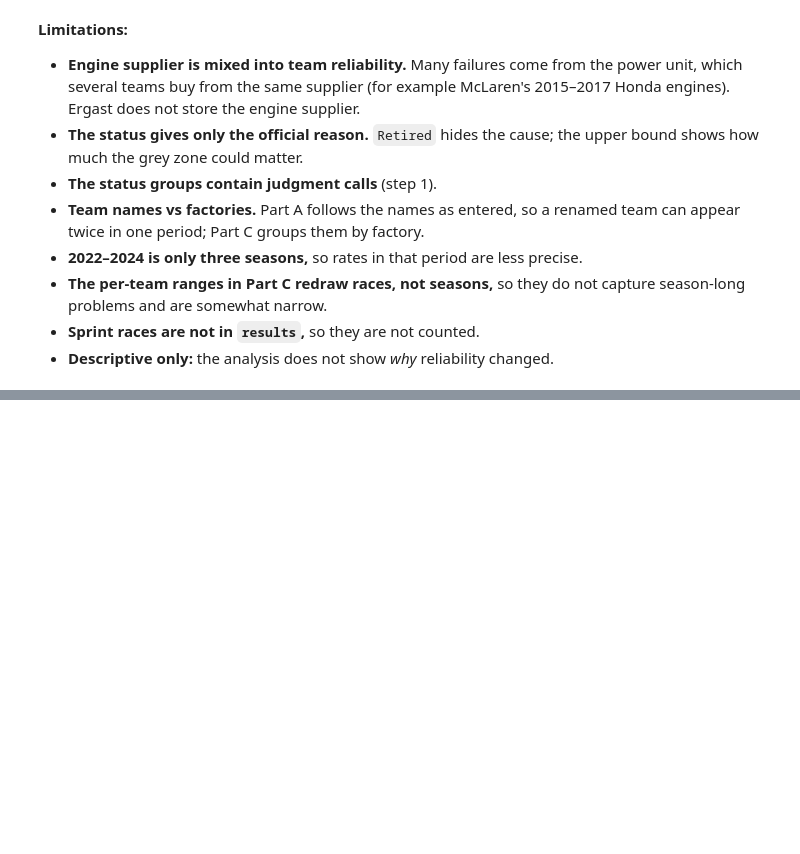
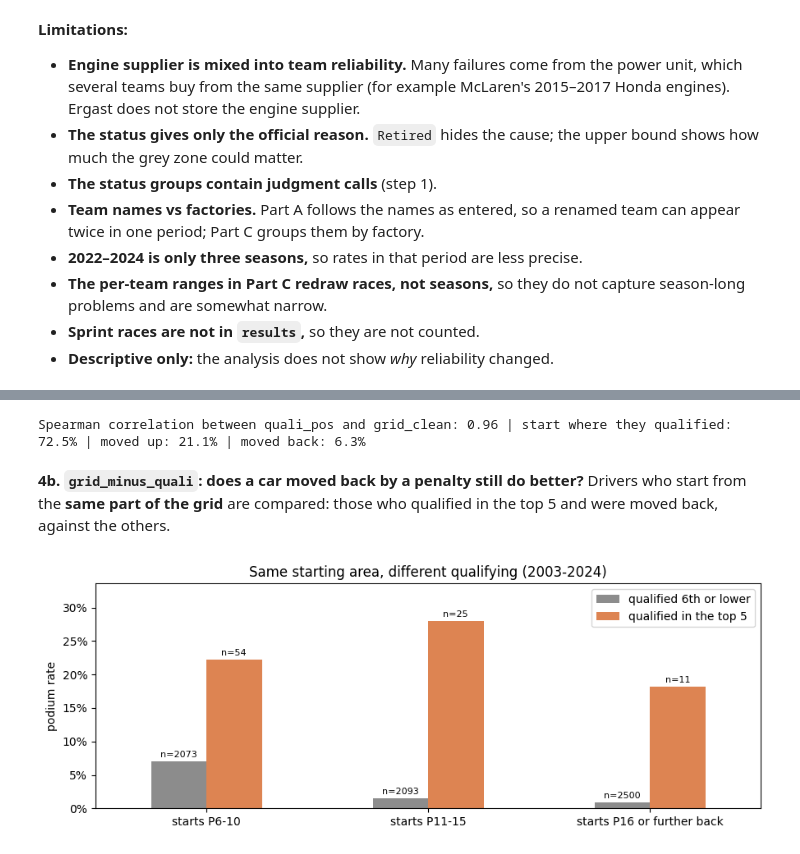
Before and after one commit to sal-tarek/ACL_F1_Predictions, a Jupyter notebook: acl_milestone1.ipynb, the cells around one changed output, grey strips where cells are left out. Cells and saved outputs as stored; diff of their text form; code cells hidden in the pictures; blank space fills up the shorter version.

```diff
--- a/acl_milestone1.ipynb
+++ b/acl_milestone1.ipynb
@@ -6980,0 +7140,29 @@ Q3 answers (✓ = in the top group under every minimum sample)
+# %%
+g = fe[model_rows & (fe.year >= 2003) & fe.quali_pos.notna()]
+print(f'Spearman correlation between quali_pos and grid_clean: {stats.spearmanr(g.quali_pos, g.grid_clean)[0]:.2f}',
+      f'| start where they qualified: {(g.grid_minus_quali == 0).mean():.1%}',
+      f'| moved up: {(g.grid_minus_quali < 0).mean():.1%}',
+      f'| moved back: {(g.grid_minus_quali > 0).mean():.1%}')
+# %% [output]
+Spearman correlation between quali_pos and grid_clean: 0.96 | start where they qualified: 72.5% | moved up: 21.1% | moved back: 6.3%
+# %% [markdown]
+**4b. `grid_minus_quali`: does a car moved back by a penalty still do better?** Drivers who start from the **same part of the grid** are compared: those who qualified in the top 5 and were moved back, against the others.
+# %%
+g = fe[model_rows & (fe.year >= 2003) & fe.quali_pos.notna()]
+back = g[g.grid_clean >= 6].assign(qualified=lambda d: np.where(d.quali_pos <= 5, 'qualified in the top 5', 'qualified 6th or lower'))
+bands = pd.cut(back.grid_clean, [5, 10, 15, np.inf], labels=['starts P6-10', 'starts P11-15', 'starts P16 or further back'])
+tab = (back.groupby([bands, 'qualified'], observed=True).podium.agg(starts='size', podium_rate='mean')
+          .reset_index().rename(columns={'grid_clean': 'starting area', 'podium_rate': 'podium rate'}))
+rates = tab.pivot(index='starting area', columns='qualified', values='podium rate')
+sizes = tab.pivot(index='starting area', columns='qualified', values='starts')
+
+fig, ax = plt.subplots(figsize=(9, 3.5))
+rates.plot.bar(ax=ax, rot=0, color=['#8C8C8C', '#DD8452'])
+for container, col in zip(ax.containers, rates.columns):
+    ax.bar_label(container, labels=[f'n={n}' for n in sizes[col]], fontsize=8, padding=2)
+ax.set_ylim(0, rates.max().max() * 1.2)
+ax.yaxis.set_major_formatter(plt.FuncFormatter(lambda v, _: f'{v:.0%}'))
+ax.set(xlabel='', ylabel='podium rate', title='Same starting area, different qualifying (2003-2024)')
+ax.legend(title=''); plt.tight_layout(); plt.show()
+# %% [output]
+[figure, added]
```
Also changed, not shown: parts of 16 cells of this notebook.
